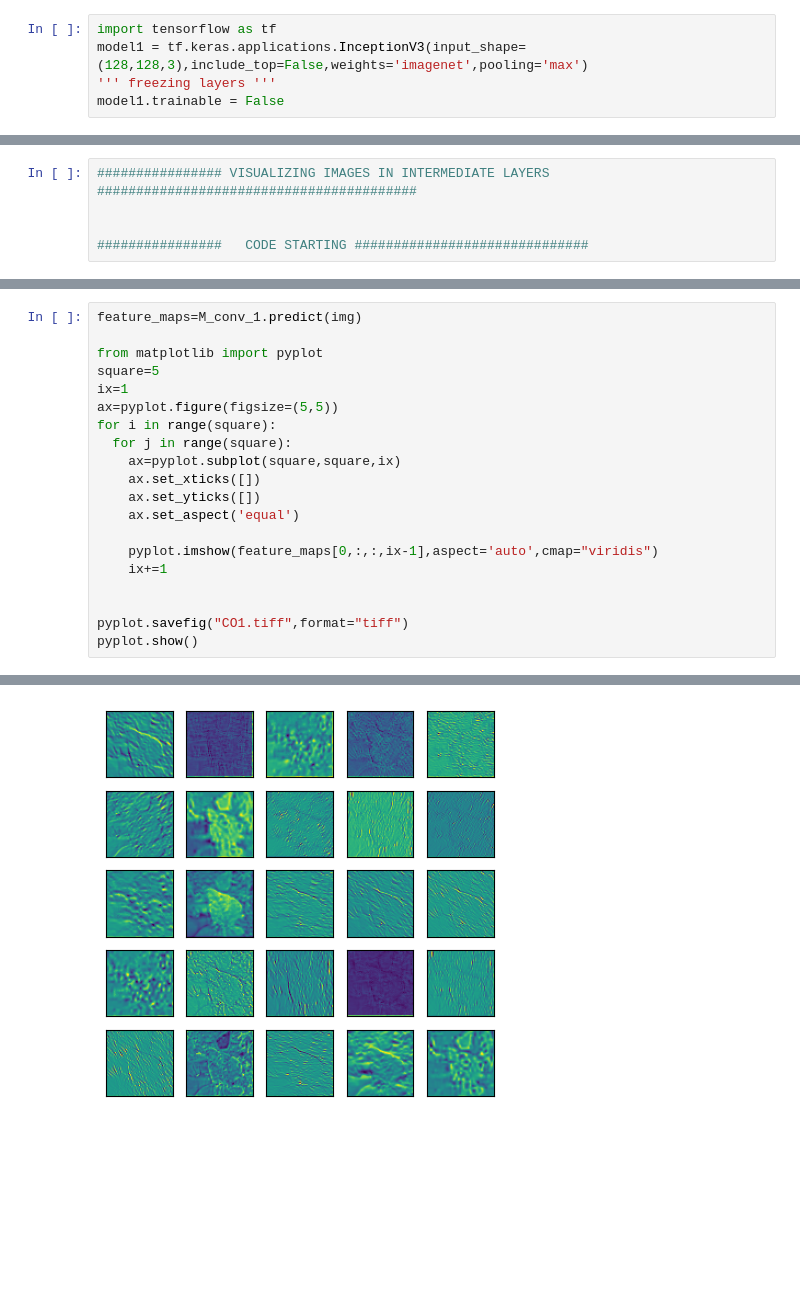
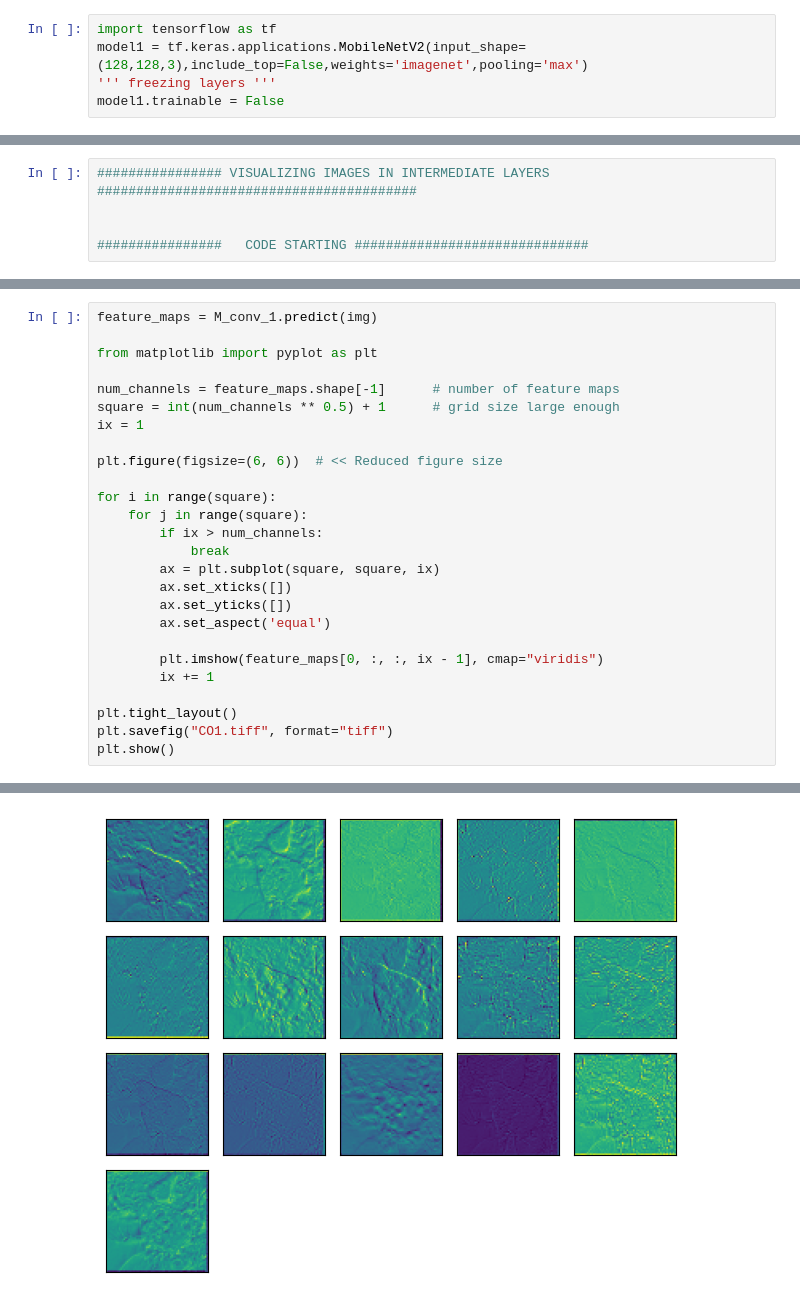
Before and after one commit to Bhavya530/firstrepo, a Jupyter notebook: DL_CODE_CM.ipynb, the cells around one changed output, grey strips where cells are left out. Drawn from its saved outputs; the diff is of its cells as text; blank space fills up the shorter version.

```diff
--- a/DL_CODE_CM.ipynb
+++ b/DL_CODE_CM.ipynb
@@ -133,6 +120,6 @@ data_aug = ImageDataGenerator(horizontal_flip=True, vertical_flip=True, rotation
                     width_shift_range=0.2, height_shift_range=0.2, shear_range=0.1, fill_mode="nearest")
 # %%
 import tensorflow as tf
-model1 = tf.keras.applications.InceptionV3(input_shape=(128,128,3),include_top=False,weights='imagenet',pooling='max')
+model1 = tf.keras.applications.MobileNetV2(input_shape=(128,128,3),include_top=False,weights='imagenet',pooling='max')
 ''' freezing layers '''
 model1.trainable = False
@@ -367,21 +343,27 @@ Model: "functional_3"
 # %%
-feature_maps=M_conv_1.predict(img)
+feature_maps = M_conv_1.predict(img)
 
-from matplotlib import pyplot
-square=5
-ix=1
-ax=pyplot.figure(figsize=(5,5))
+from matplotlib import pyplot as plt
+
+num_channels = feature_maps.shape[-1]      # number of feature maps
+square = int(num_channels ** 0.5) + 1      # grid size large enough
+ix = 1
+
+plt.figure(figsize=(6, 6))  # << Reduced figure size
+
 for i in range(square):
-  for j in range(square):
-    ax=pyplot.subplot(square,square,ix)
-    ax.set_xticks([])
-    ax.set_yticks([])
-    ax.set_aspect('equal')
+    for j in range(square):
+        if ix > num_channels:
+            break
+        ax = plt.subplot(square, square, ix)
+        ax.set_xticks([])
+        ax.set_yticks([])
+        ax.set_aspect('equal')
 
-    pyplot.imshow(feature_maps[0,:,:,ix-1],aspect='auto',cmap="viridis")
-    ix+=1
+        plt.imshow(feature_maps[0, :, :, ix - 1], cmap="viridis")
+        ix += 1
 
-
-pyplot.savefig("CO1.tiff",format="tiff")
-pyplot.show()
+plt.tight_layout()
+plt.savefig("CO1.tiff", format="tiff")
+plt.show()
 # %% [output]
@@ -389,4 +371,4 @@ pyplot.show()
-[figure, old version]
+[figure, new version]
 # %%
 ###### For Demo Visualizing 1st convolutional layer output
 M_conv_1=Model(inputs=model.inputs, outputs=model.layers[15].output)
```
Also changed, not shown: parts of 25 cells of this notebook.
